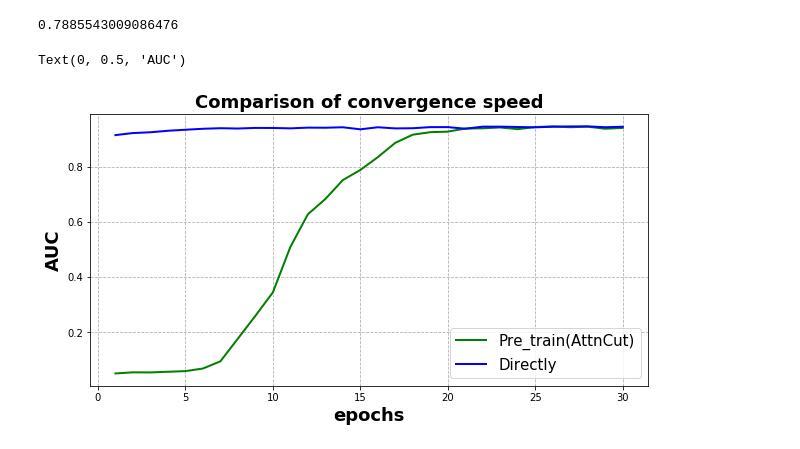
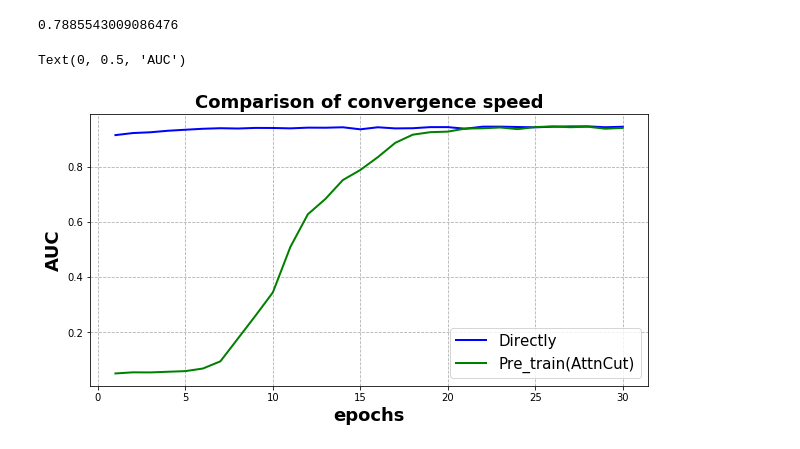
Before and after one commit to Woody5962/Ranked-List-Truncation, a Jupyter notebook: Baseline/Truncation_analysis.ipynb, the cells around one changed output. Cells and saved outputs as stored; diff of their text form; code cells hidden in the pictures.

```diff
--- a/Baseline/Truncation_analysis.ipynb
+++ b/Baseline/Truncation_analysis.ipynb
@@ -200,15 +182,15 @@ direct[14]
 # %%
 from matplotlib.ticker import FuncFormatter
 
 x = list(range(1, 31))
 plt.figure(figsize=(10,5))
 plt.grid(linestyle = "--")
-plt.plot(x,direct[:30], color="green",linewidth=2.,label='Pre_train(AttnCut)')
-plt.plot(x,pre_train[:30], color="blue",linewidth=2.,label='Directly')
+plt.plot(x,direct[:30], color="blue",linewidth=2.,label='Directly')
+plt.plot(x,pre_train[:30], color="green",linewidth=2.,label='Pre_train(AttnCut)')
 plt.legend(fontsize=15)
 plt.title('Comparison of convergence speed', fontsize=18,fontweight='bold')
 plt.xlabel('epochs', fontsize=18,fontweight='bold')
 plt.ylabel('AUC', fontsize=18,fontweight='bold')
 # %% [output]
 Text(0, 0.5, 'AUC')
-[figure, old version]
+[figure, new version]
```
Also changed, not shown: parts of 8 cells of this notebook, 12 other files.
